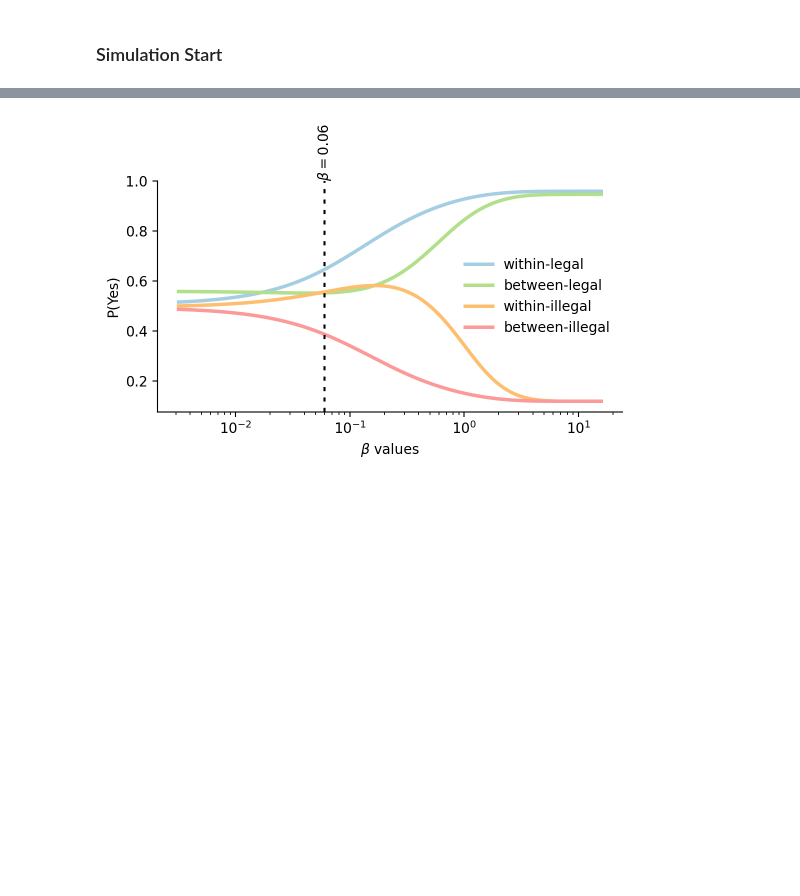
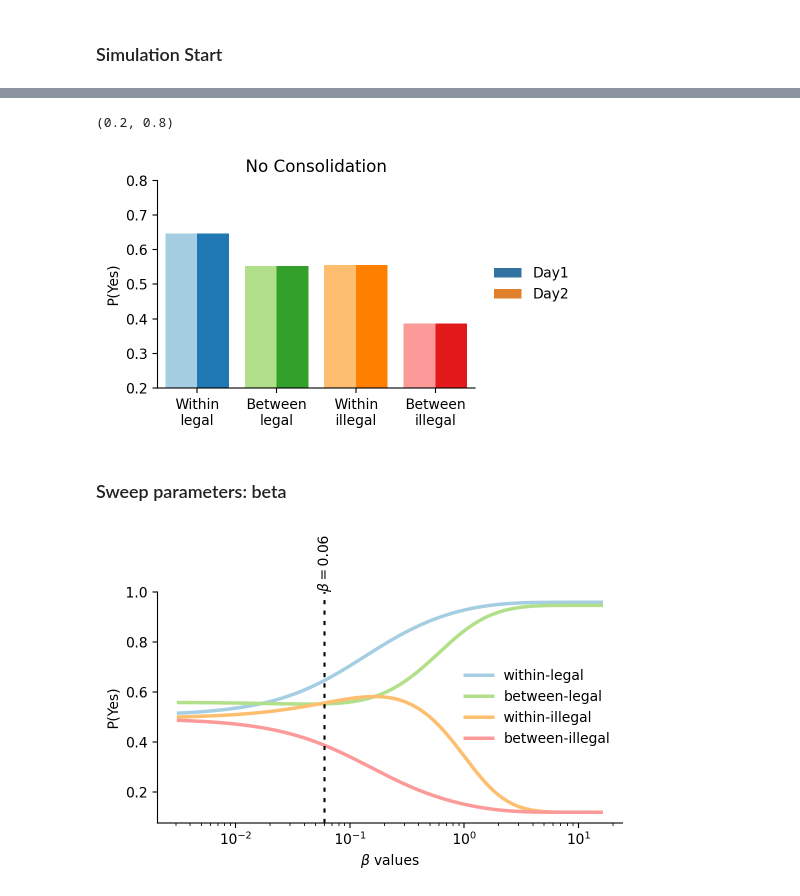
Before and after one commit to Xiaoyue-Zhou/Auditory-Structure-Learning-Model, a Jupyter notebook: Hebbian_exponential_decay.ipynb, the cells around one changed output, grey strips where cells are left out. Drawn from its saved outputs; the diff is of its cells as text; code cells hidden in the pictures; blank space fills up the shorter version.

```diff
--- a/Hebbian_exponential_decay.ipynb
+++ b/Hebbian_exponential_decay.ipynb
@@ -133,3 +175,20 @@ plot_day1_byType(day1_data, title="Day 1 model predictions", my_color=my_color)
+# %%
+# No consolidation
+model_list = day1_model
+day2_data, model_final = Exp_simulation_day2(model_list,
+                                             trials_s2_all)
+
+fig, ax = plot_day2_byType(day1_data,
+                           day2_data,
+                           measure = 'p_yes',
+                           ylab = 'P(Yes)',
+                           title='No Consolidation')
+ax.set_ylim([0.2, 0.8])
+# %% [output]
+(0.2, 0.8)
+[figure, added]
+# %% [markdown]
+### Sweep parameters: beta
 # %%
 betas = np.logspace(-2.5, 1.2, 50)
 n_col = 5
```
Also changed, not shown: parts of 5 cells of this notebook, 1 other file.
